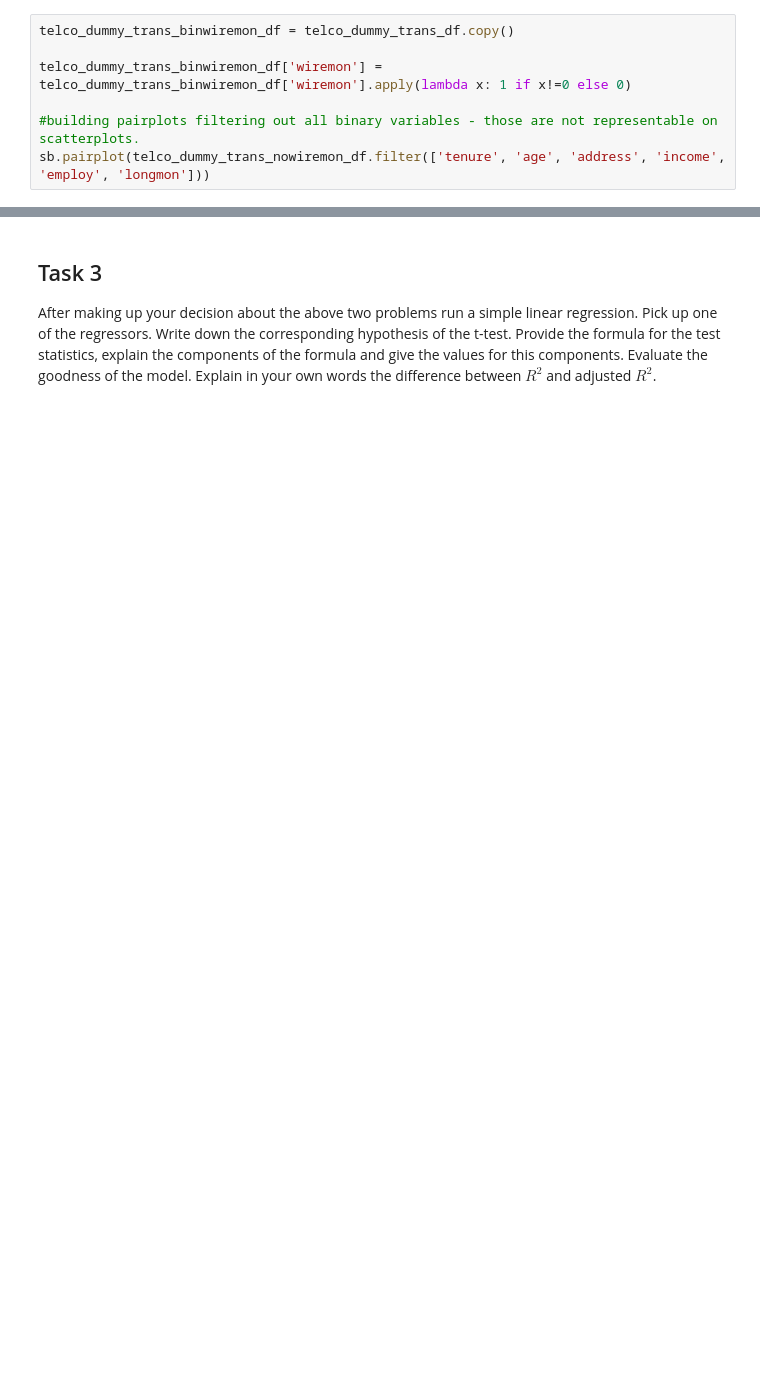
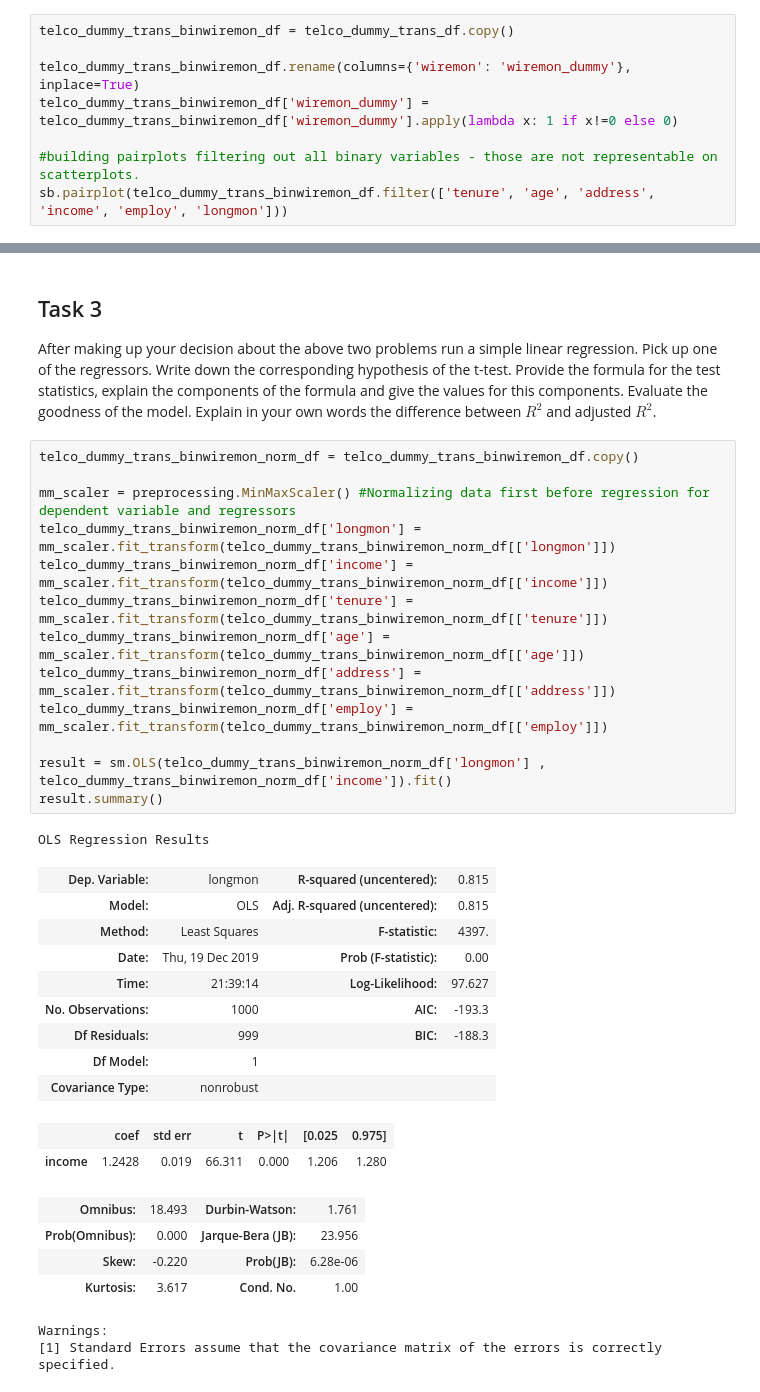
Before and after one commit to kai-wren/Statistic, a Jupyter notebook: Assignment 2.ipynb, the cells around one changed output, grey strips where cells are left out. Drawn from its saved outputs; the diff is of its cells as text; blank space fills up the shorter version.

```diff
--- a/Assignment 2.ipynb
+++ b/Assignment 2.ipynb
@@ -160,10 +162,11 @@ Variable wiremon indicates that around 70% customers in dataset not using intern
 # %%
 telco_dummy_trans_binwiremon_df = telco_dummy_trans_df.copy()
 
-telco_dummy_trans_binwiremon_df['wiremon'] = telco_dummy_trans_binwiremon_df['wiremon'].apply(lambda x: 1 if x!=0 else 0)
+telco_dummy_trans_binwiremon_df.rename(columns={'wiremon': 'wiremon_dummy'}, inplace=True)
+telco_dummy_trans_binwiremon_df['wiremon_dummy'] = telco_dummy_trans_binwiremon_df['wiremon_dummy'].apply(lambda x: 1 if x!=0 else 0)
 
 #building pairplots filtering out all binary variables - those are not representable on scatterplots.
-sb.pairplot(telco_dummy_trans_nowiremon_df.filter(['tenure', 'age', 'address', 'income', 'employ', 'longmon']))
+sb.pairplot(telco_dummy_trans_binwiremon_df.filter(['tenure', 'age', 'address', 'income', 'employ', 'longmon']))
 # %% [output]
 <seaborn.axisgrid.PairGrid at 0x...>
 [figure]
@@ -171,3 +174,35 @@ sb.pairplot(telco_dummy_trans_nowiremon_df.filter(['tenure', 'age', 'address', '
 ## Task 3
 
 After making up your decision about the above two problems run a simple linear regression. Pick up one of the regressors. Write down the corresponding hypothesis of the t-test. Provide the formula for the test statistics, explain the components of the formula and give the values for this components. Evaluate the goodness of the model. Explain in your own words the diﬀerence between $R^2$ and adjusted $R^2$.
+# %%
+telco_dummy_trans_binwiremon_norm_df = telco_dummy_trans_binwiremon_df.copy()
+
+mm_scaler = preprocessing.MinMaxScaler() #Normalizing data first before regression for dependent variable and regressors
+telco_dummy_trans_binwiremon_norm_df['longmon'] = mm_scaler.fit_transform(telco_dummy_trans_binwiremon_norm_df[['longmon']])
+telco_dummy_trans_binwiremon_norm_df['income'] = mm_scaler.fit_transform(telco_dummy_trans_binwiremon_norm_df[['income']])
+telco_dummy_trans_binwiremon_norm_df['tenure'] = mm_scaler.fit_transform(telco_dummy_trans_binwiremon_norm_df[['tenure']])
+telco_dummy_trans_binwiremon_norm_df['age'] = mm_scaler.fit_transform(telco_dummy_trans_binwiremon_norm_df[['age']])
+telco_dummy_trans_binwiremon_norm_df['address'] = mm_scaler.fit_transform(telco_dummy_trans_binwiremon_norm_df[['address']])
+telco_dummy_trans_binwiremon_norm_df['employ'] = mm_scaler.fit_transform(telco_dummy_trans_binwiremon_norm_df[['employ']])
+
+result = sm.OLS(telco_dummy_trans_binwiremon_norm_df['longmon'] , telco_dummy_trans_binwiremon_norm_df['income']).fit()
+result.summary()
+# %% [output]
+OLS Regression Results
+| Dep. Variable: | longmon | R-squared (uncentered): | 0.815 |
+| Model: | OLS | Adj. R-squared (uncentered): | 0.815 |
+| Method: | Least Squares | F-statistic: | 4397. |
+| Date: | Thu, 19 Dec 2019 | Prob (F-statistic): | 0.00 |
+| Time: | 21:39:14 | Log-Likelihood: | 97.627 |
+| No. Observations: | 1000 | AIC: | -193.3 |
+| Df Residuals: | 999 | BIC: | -188.3 |
+| Df Model: | 1 |  |  |
+| Covariance Type: | nonrobust |  |  |
+|  | coef | std err | t | P>|t| | [0.025 | 0.975] |
+| income | 1.2428 | 0.019 | 66.311 | 0.000 | 1.206 | 1.280 |
+| Omnibus: | 18.493 | Durbin-Watson: | 1.761 |
+| Prob(Omnibus): | 0.000 | Jarque-Bera (JB): | 23.956 |
+| Skew: | -0.220 | Prob(JB): | 6.28e-06 |
+| Kurtosis: | 3.617 | Cond. No. | 1.00 |
+Warnings:
+[1] Standard Errors assume that the covariance matrix of the errors is correctly specified.
```
Also changed, not shown: parts of 4 cells of this notebook.
